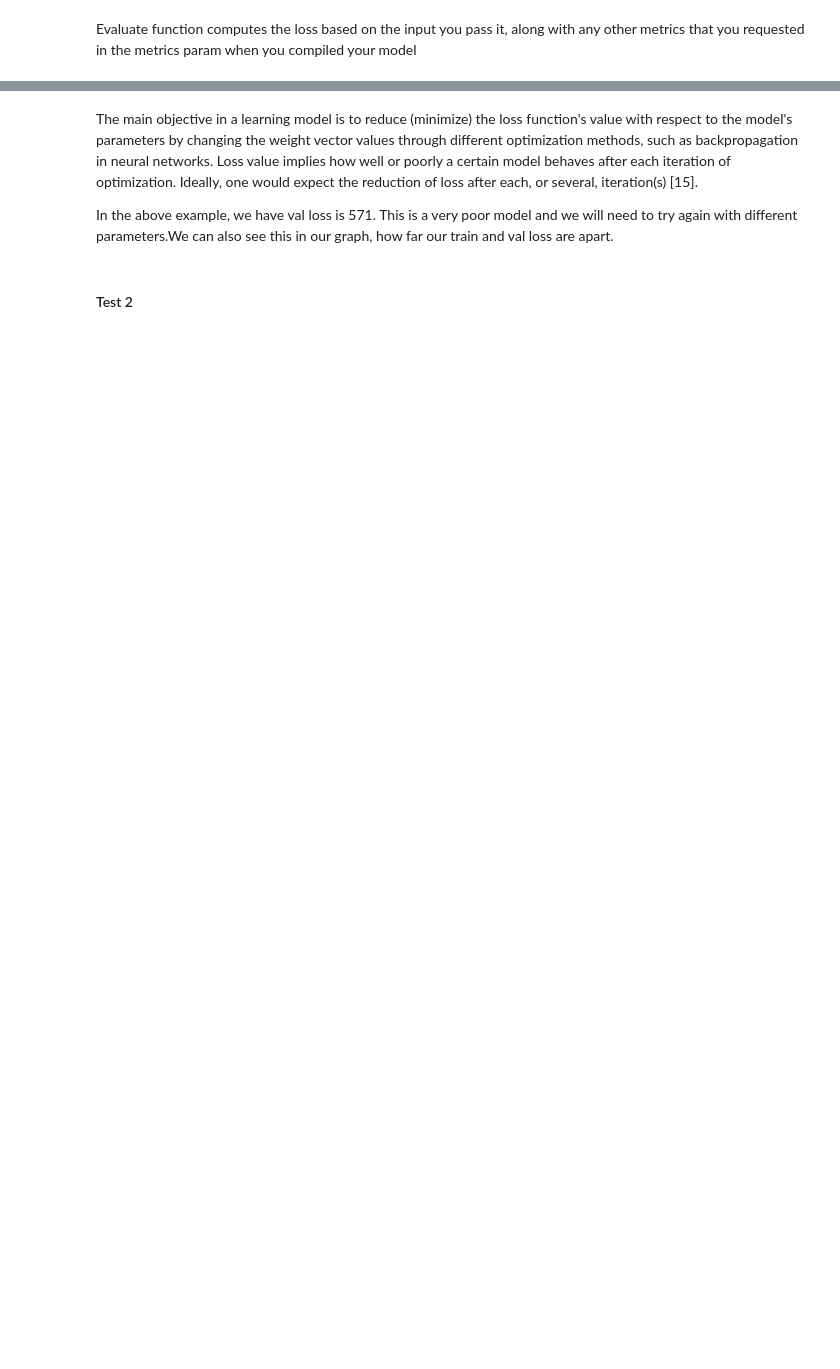
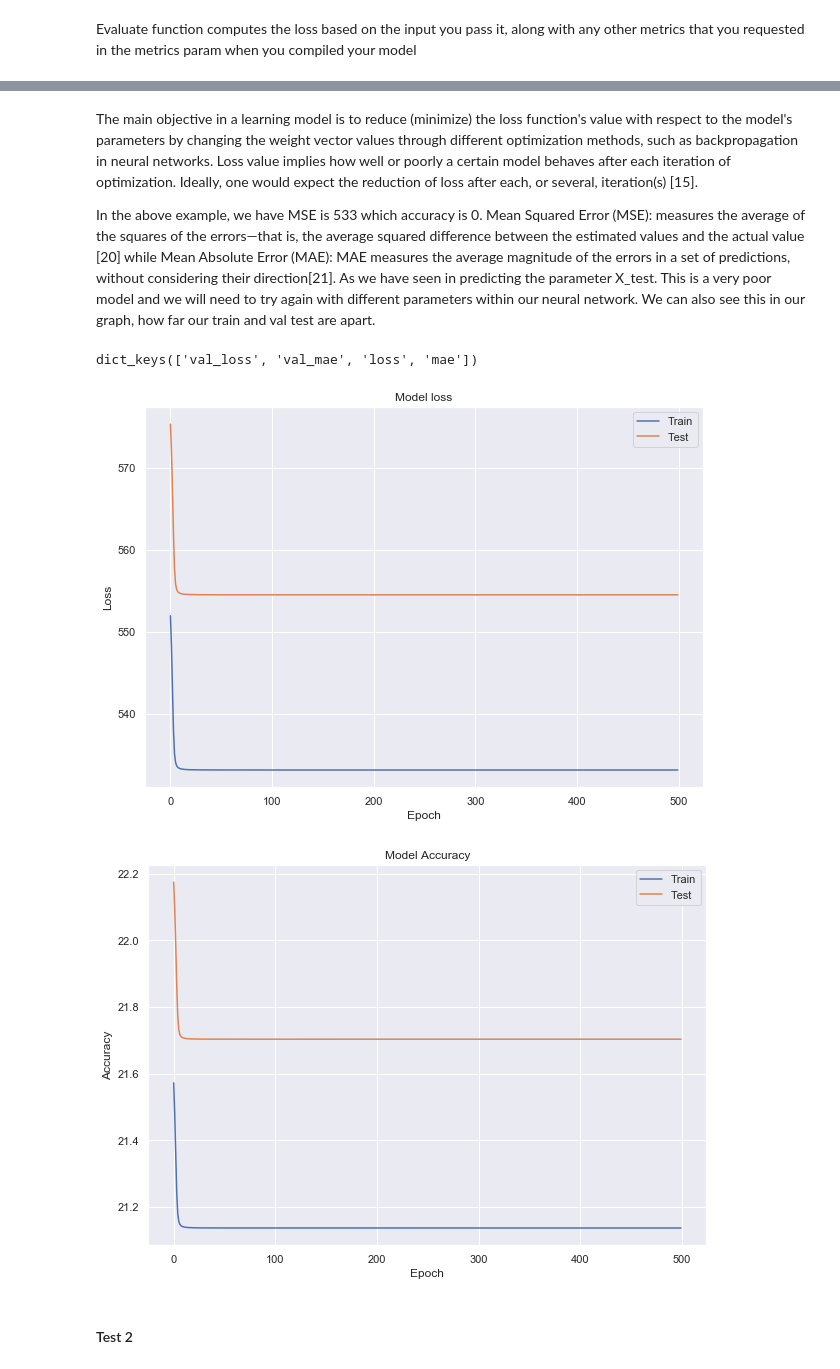
Before and after one commit to JohnADeady/ML-S-Project, a Jupyter notebook: Boston House Prices.ipynb, the cells around one changed output, grey strips where cells are left out. Cells and saved outputs as stored; diff of their text form; code cells hidden in the pictures; blank space fills up the shorter version.

```diff
--- a/Boston House Prices.ipynb
+++ b/Boston House Prices.ipynb
@@ -520,4 +569,4 @@ print("Val loss is:", m.evaluate(X_test, Y_test))
 # %% [markdown]
 The main objective in a learning model is to reduce (minimize) the loss function's value with respect to the model's parameters by changing the weight vector values through different optimization methods, such as backpropagation in neural networks. Loss value implies how well or poorly a certain model behaves after each iteration of optimization. Ideally, one would expect the reduction of loss after each, or several, iteration(s) [15].
 
-In the above example, we have val loss is 571. This is a very poor model and we will need to try again with different parameters.We can also see this in our graph, how far our train and val loss are apart.
+In the above example, we have MSE is 533 which accuracy is 0. Mean Squared Error (MSE): measures the average of the squares of the errors—that is, the average squared difference between the estimated values and the actual value [20] while Mean Absolute Error (MAE): MAE measures the average magnitude of the errors in a set of predictions, without considering their direction[21]. As we have seen in predicting the parameter X_test. This is a very poor model and we will need to try again with different parameters within our neural network. We can also see this in our graph, how far our train and val test are apart.
@@ -526,12 +573,27 @@ In the above example, we have val loss is 571. This is a very poor model and we
 # %%
+# list all data in history
+print(history.history.keys())
 # plot metrics
-plt.plot(history.history['mse'])
-plt.plot(history.history['mae'])
+plt.plot(history.history['val_loss'])
+plt.plot(history.history['loss'])
 plt.title('Model loss')
 plt.ylabel('Loss')
 plt.xlabel('Epoch')
-plt.legend(['Train', 'Val'], loc='upper right')
+plt.legend(['Train', 'Test'], loc='upper right')
 plt.show()
+
+# plot metrics
+plt.plot(history.history['val_mae'])
+plt.plot(history.history['mae'])
+plt.title('Model Accuracy')
+plt.ylabel('Accuracy')
+plt.xlabel('Epoch')
+plt.legend(['Train', 'Test'], loc='upper right')
+plt.show()
+# %% [output]
+dict_keys(['val_loss', 'val_mae', 'loss', 'mae'])
+[figure, added]
+[figure, added]
 # %% [markdown]
 #### Test 2
 # %% [markdown]
```
Also changed, not shown: parts of 42 cells of this notebook.
